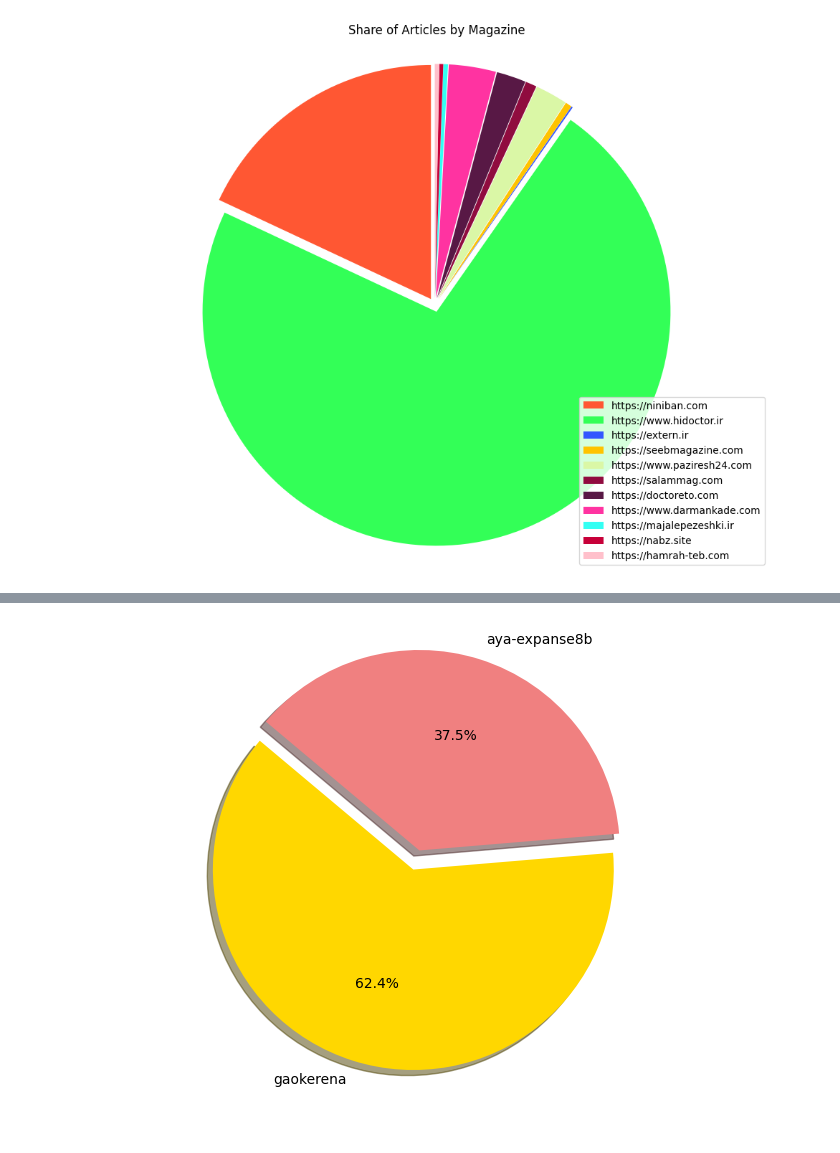
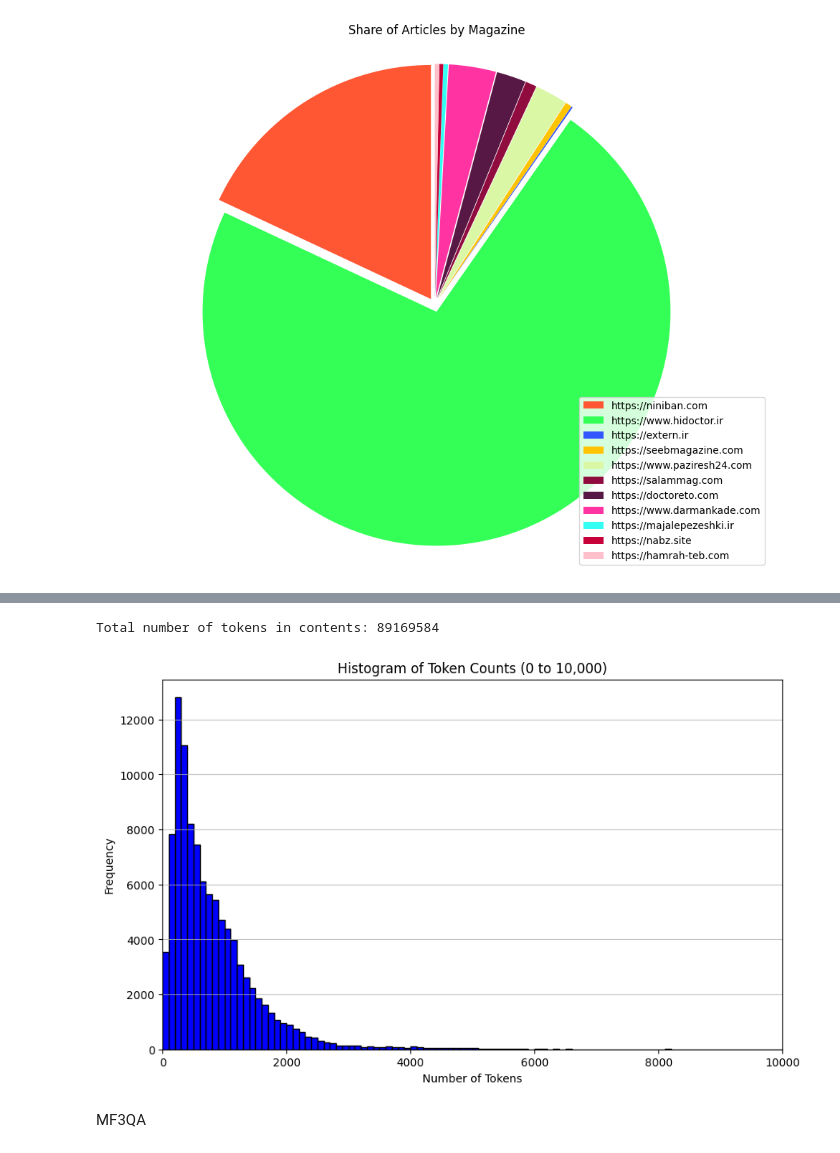
Before and after one commit to Mehrdadghassabi/Gaokerena-V, a Jupyter notebook: assets/analysis.ipynb, the cells around one changed output, grey strips where cells are left out. Saved outputs shown, nothing was run; the diff lists cells and outputs as text; code cells hidden in the pictures.

```diff
--- a/assets/analysis.ipynb
+++ b/assets/analysis.ipynb
@@ -106,19 +92,45 @@ plt.show()
-# %%
-import matplotlib.pyplot as plt
-
-# Data to plot
-labels = ['gaokerena', 'aya-expanse8b']
-sizes = [6245,3755]  # Corresponding sizes for each label
-colors = ['gold', 'lightcoral']  # Colors for each section
-explode = (0, 0.1)  # explode the 1st slice (Model A)
-
-# Create a pie chart
-plt.figure(figsize=(8, 6))
-plt.pie(sizes, explode=explode, labels=labels, colors=colors,
-        autopct='%1.1f%%', shadow=True, startangle=140)
-
-# Equal aspect ratio ensures that pie chart is a circle
-plt.axis('equal')
-plt.show()
-# %% [output]
-[figure, removed]
+# %%
+def count_tokens_in_jsonl(jsonl_file):
+    total_tokens = 0
+    with open(jsonl_file, 'r', encoding='utf-8') as file:
+        for line in file:
+            json_object = json.loads(line)
+            content = json_object.get("content", "")
+            tokens = word_tokenize(content)
+            total_tokens += len(tokens)
+
+    return total_tokens
+jsonl_file = 'Medical_Corpus.jsonl'
+total_tokens = count_tokens_in_jsonl(jsonl_file)
+print(f"Total number of tokens in contents: {total_tokens}")
+# %% [output]
+Total number of tokens in contents: 89169584
+# %%
+def count_tokens_in_jsonl(jsonl_file):
+    token_counts = []
+    with open(jsonl_file, 'r', encoding='utf-8') as file:
+        for line in file:
+            json_object = json.loads(line)
+            content = json_object.get("content", "")
+            tokens = content.split()
+            token_counts.append(len(tokens))
+    return token_counts
+
+def plot_histogram(token_counts):
+    plt.figure(figsize=(10, 6))
+    plt.hist(token_counts, bins=100, color='blue', edgecolor='black', range=(0, 10000))
+    plt.title('Histogram of Token Counts (0 to 10,000)')
+    plt.xlabel('Number of Tokens')
+    plt.ylabel('Frequency')
+    plt.xlim(0, 10000)
+    plt.grid(axis='y', alpha=0.75)
+    plt.show()
+
+jsonl_file = 'Medical_Corpus.jsonl'
+token_counts = count_tokens_in_jsonl(jsonl_file)
+total_tokens = sum(token_counts)
+plot_histogram(token_counts)
+# %% [output]
+[figure, added]
+# %% [markdown]
+MF3QA
```
Also changed, not shown: parts of 8 cells of this notebook.
